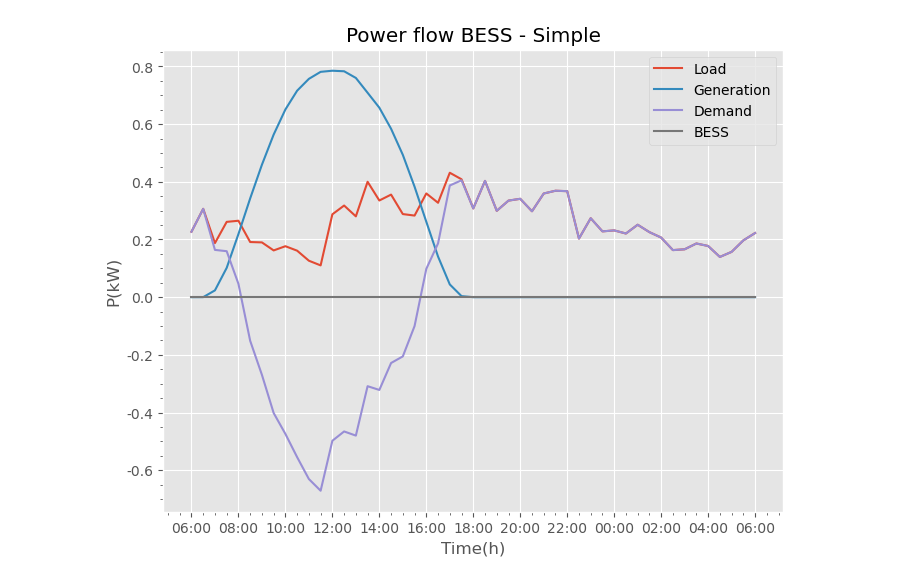
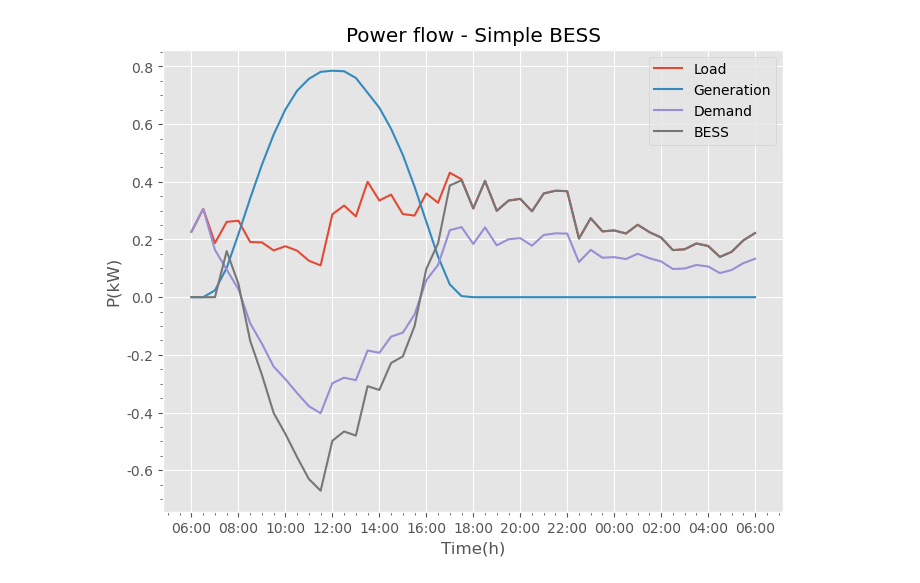
Before and after one commit to JCARNEIROX/GridFlexPy, a Jupyter notebook: visualize_data.ipynb, the cells around one changed output. Drawn from its saved outputs; the diff is of its cells as text; code cells hidden in the pictures.

```diff
--- a/visualize_data.ipynb
+++ b/visualize_data.ipynb
@@ -25,10 +25,11 @@ output_img = os.getcwd() + '/data/output/img/'
 path_generators = os.getcwd() + '/data/generators_profiles/'
 # %%
 # Read the data
-load = pd.read_csv(output_csv + 'load.csv')
-generation = pd.read_csv(output_csv + 'generation.csv')
-demand = pd.read_csv(output_csv + 'demand.csv')
-bess_df = pd.read_csv(output_csv + 'bess_powers.csv')
+kind = 'Simple'
+load = pd.read_csv(output_csv + f'load_{kind}.csv')
+generation = pd.read_csv(output_csv + f'generation_{kind}.csv')
+demand = pd.read_csv(output_csv + f'demand_{kind}.csv')
+bess_df = pd.read_csv(output_csv + f'bess_powers_{kind}.csv')
 
 # Read the file and
 name_spreadsheet = 'teste_sheet.xlsx' # Name of your spreadsheet with parameters of the system in directory data/spreadsheets
@@ -42,27 +43,27 @@ time = pd.date_range(date_ini, date_end, freq=str(interval) + 'T')
 # %%
 #Extract the timestep from power_df
 load = load['P(kW)']
 generation = generation['P(kW)']
 demand_bess = demand['P(kW)']
 bess_power = bess_df.loc[:, 'P(kW)']
 
 #Plot the data
 fig = plt.figure(figsize=(8,6))
-plt.title('Power flow BESS - Simple')
+plt.title(f'Power flow - {kind} BESS')
 plt.plot(time, load, label='Load')
 plt.plot(time, generation, label='Generation')
 plt.plot(time, demand_bess, label='Demand')
 plt.plot(time, bess_power, label='BESS')
 plt.legend()
 plt.xlabel('Time(h)')
 plt.ylabel('P(kW)')
 plt.grid(True)
 
 # Format the x axis to display readable times
 plt.gca().xaxis.set_major_formatter(mdates.DateFormatter('%H:%M'))  # Hour:minute format
 plt.gca().xaxis.set_major_locator(mdates.HourLocator(interval=2))  # Can change the interval of the major ticks
 plt.minorticks_on()
 
 # save_fig(fig,'power_bess_simple',output_img)
 # %% [output]
-[figure, old version]
+[figure, new version]
```
Also changed, not shown: parts of 3 cells of this notebook, 35 other files.
